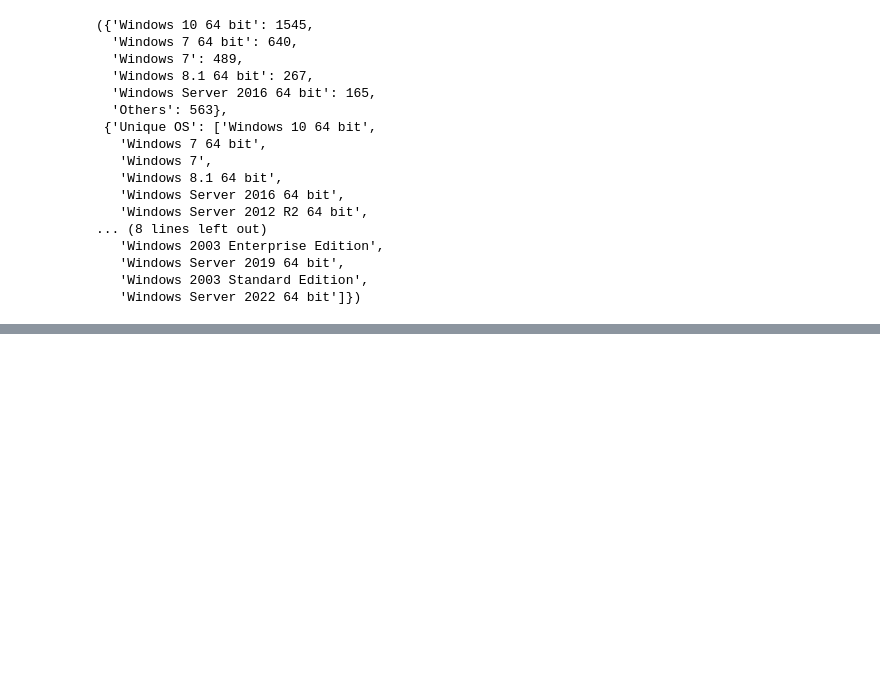
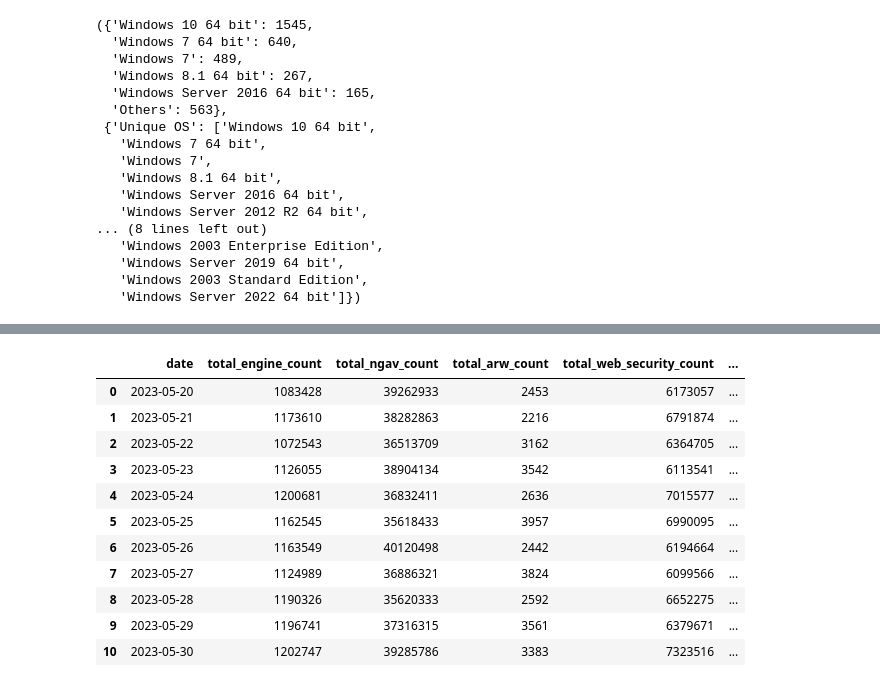
Before and after one commit to prasanthkondapalli/cmdc, a Jupyter notebook: Untitled.ipynb, the cells around one changed output, grey strips where cells are left out. Drawn from its saved outputs; the diff is of its cells as text; code cells hidden in the pictures; blank space fills up the shorter version.

```diff
--- a/Untitled.ipynb
+++ b/Untitled.ipynb
@@ -767,0 +774,15 @@ importing Jupyter notebook from command_center_1.ipynb
+# %%
+daily_detection_count
+# %% [output]
+|  | date | total_engine_count | total_ngav_count | total_arw_count | total_web_security_count | ... |
+| 0 | 2023-05-20 | 1083428 | 39262933 | 2453 | 6173057 | ... |
+| 1 | 2023-05-21 | 1173610 | 38282863 | 2216 | 6791874 | ... |
+| 2 | 2023-05-22 | 1072543 | 36513709 | 3162 | 6364705 | ... |
+| 3 | 2023-05-23 | 1126055 | 38904134 | 3542 | 6113541 | ... |
+| 4 | 2023-05-24 | 1200681 | 36832411 | 2636 | 7015577 | ... |
+| 5 | 2023-05-25 | 1162545 | 35618433 | 3957 | 6990095 | ... |
+| 6 | 2023-05-26 | 1163549 | 40120498 | 2442 | 6194664 | ... |
+| 7 | 2023-05-27 | 1124989 | 36886321 | 3824 | 6099566 | ... |
+| 8 | 2023-05-28 | 1190326 | 35620333 | 2592 | 6652275 | ... |
+| 9 | 2023-05-29 | 1196741 | 37316315 | 3561 | 6379671 | ... |
+| 10 | 2023-05-30 | 1202747 | 39285786 | 3383 | 7323516 | ... |
```
Also changed, not shown: parts of 17 cells of this notebook.
